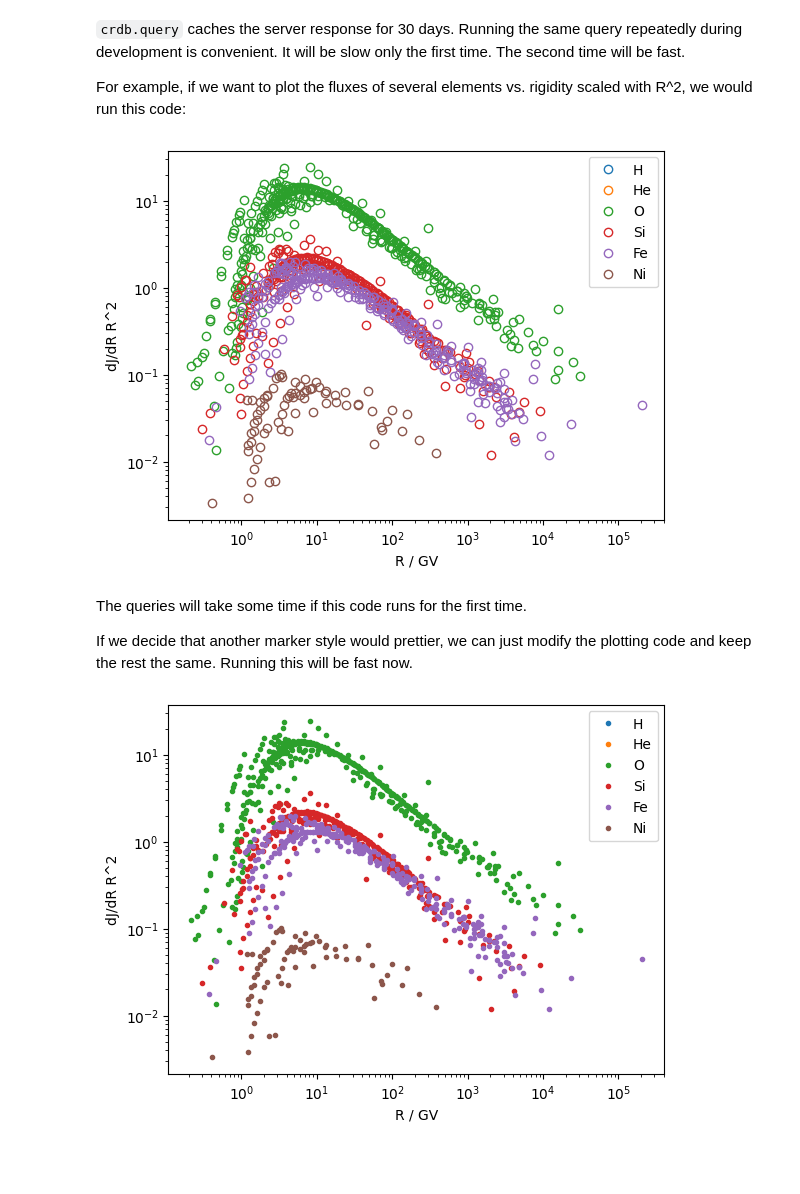
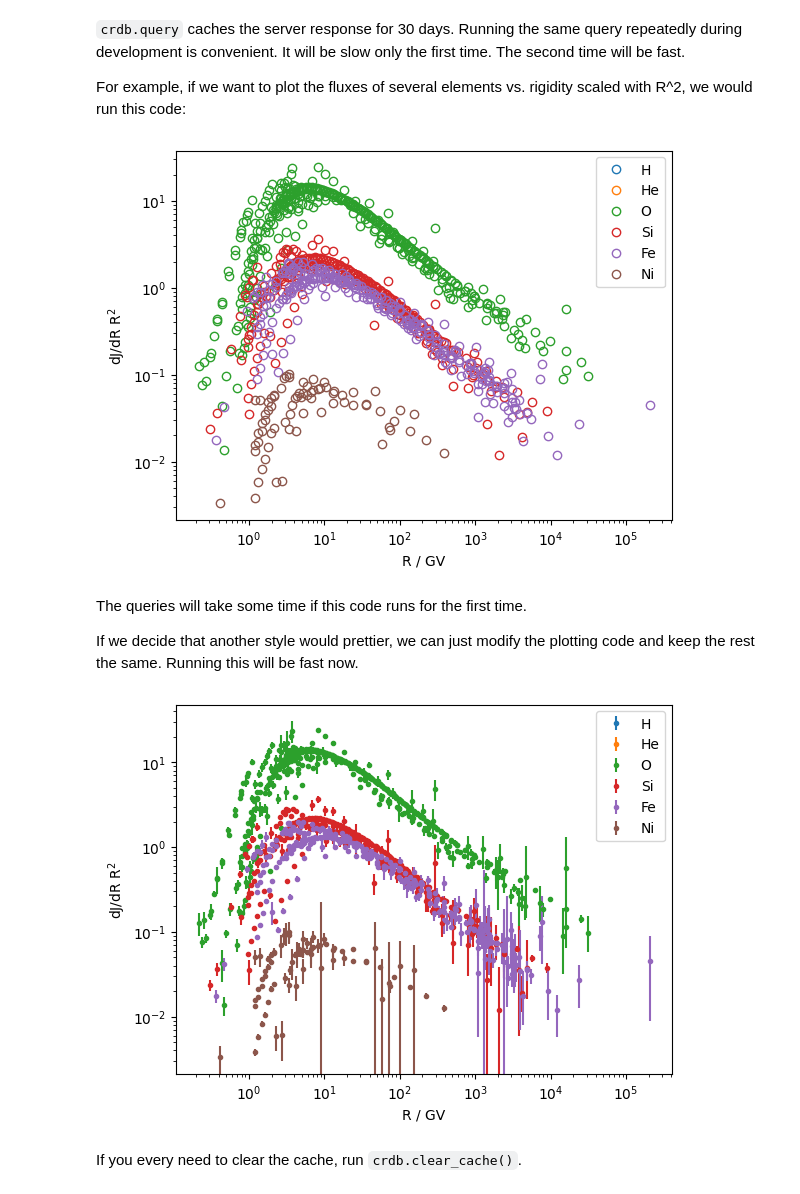
Before and after one commit to crdb-project/tutorial, a Jupyter notebook: CRDB REST query tutorial.ipynb, the cells around one changed output. Saved outputs shown, nothing was run; the diff lists cells and outputs as text; code cells hidden in the pictures; blank space fills up the shorter version.

Commit message:
update gallery and crdb library with common tools

```diff
--- a/CRDB REST query tutorial.ipynb
+++ b/CRDB REST query tutorial.ipynb
@@ -151,0 +150,11 @@ plt.loglog();
+# %%
+experiments = {}
+for this_sub_exp in np.unique(tab["sub_exp"]):
+    exp = this_sub_exp[:this_sub_exp.find("(")]
+    mask = tab["sub_exp"] == this_sub_exp
+    exp_mask = experiments.get(exp, False)
+    exp_mask |= mask
+    experiments[exp] = exp_mask
+
+for exp, mask in experiments.items():
+    print(exp, np.sum(mask), "entries")
@@ -151,0 +183,16 @@ plt.loglog();
+# %%
+from matplotlib import pyplot as plt
+
+# plot each experiment with different color
+for i, (exp, mask) in enumerate(crdb.experiment_masks(tab).items()):
+    t = tab[mask]
+    sta = np.row_stack([np.abs(t["err_stat_minus"]), t["err_stat_plus"]])
+    color = f"C{i}"
+    mfc = "w" if i > 10 else color
+    plt.errorbar(t["e_mean"], t["value"], sta, fmt=".",
+                 mfc=mfc, mec=color, ecolor=color, label=exp)
+
+plt.legend(ncol=2, frameon=False, fontsize="xx-small")
+plt.xlabel("$E_\\mathrm{kin} / A$ / GeV")
+plt.ylabel("boron/carbon")
+plt.loglog();
@@ -155,26 +204,30 @@ plt.loglog();
 For example, if we want to plot the fluxes of several elements vs. rigidity scaled with R^2, we would run this code:
 # %%
 for ielem, elem in enumerate(("H", "He", "O", "Si", "Fe", "Ni")):
-    tab = crdb.query(elem, energy_type="R", flux_rescaling=2, energy_convert_level=2)
-    plt.plot(tab["e_mean"], tab["value"], "o", color="none", mec=f"C{ielem}", label=elem)
+    tab2 = crdb.query(elem, energy_type="R", flux_rescaling=2, energy_convert_level=2)
+    plt.plot(tab2["e_mean"], tab2["value"], "o", color="none", mec=f"C{ielem}", label=elem)
 plt.xlabel("R / GV")
-plt.ylabel("dJ/dR R^2")
+plt.ylabel("dJ/dR R$^2$")
 plt.legend()
 plt.loglog();
 # %% [output]
-[figure, old version]
+[figure, new version]
 # %% [markdown]
 The queries will take some time if this code runs for the first time.
 
-If we decide that another marker style would prettier, we can just modify the plotting code and keep the rest the same. Running this will be fast now.
+If we decide that another style would prettier, we can just modify the plotting code and keep the rest the same. Running this will be fast now.
 # %%
 # plot fluxes of several elements vs rigidity scaled with R^2
 for ielem, elem in enumerate(("H", "He", "O", "Si", "Fe", "Ni")):
-    tab = crdb.query(elem, energy_type="R", flux_rescaling=2, energy_convert_level=2)
-    plt.plot(tab["e_mean"], tab["value"], ".", color=f"C{ielem}", label=elem)
+    tab2 = crdb.query(elem, energy_type="R", flux_rescaling=2, energy_convert_level=2)
+    sta = np.row_stack([np.abs(tab2["err_stat_minus"]), tab2["err_stat_plus"]])
+    plt.errorbar(tab2["e_mean"], tab2["value"], sta,
+                 fmt=".", color=f"C{ielem}", label=elem)
 plt.xlabel("R / GV")
-plt.ylabel("dJ/dR R^2")
+plt.ylabel("dJ/dR R$^2$")
 plt.legend()
 plt.loglog();
 # %% [output]
-[figure, old version]
+[figure, new version]
+# %% [markdown]
+If you every need to clear the cache, run `crdb.clear_cache()`.
```
Also changed, not shown: parts of 13 cells of this notebook, 2 other files.
